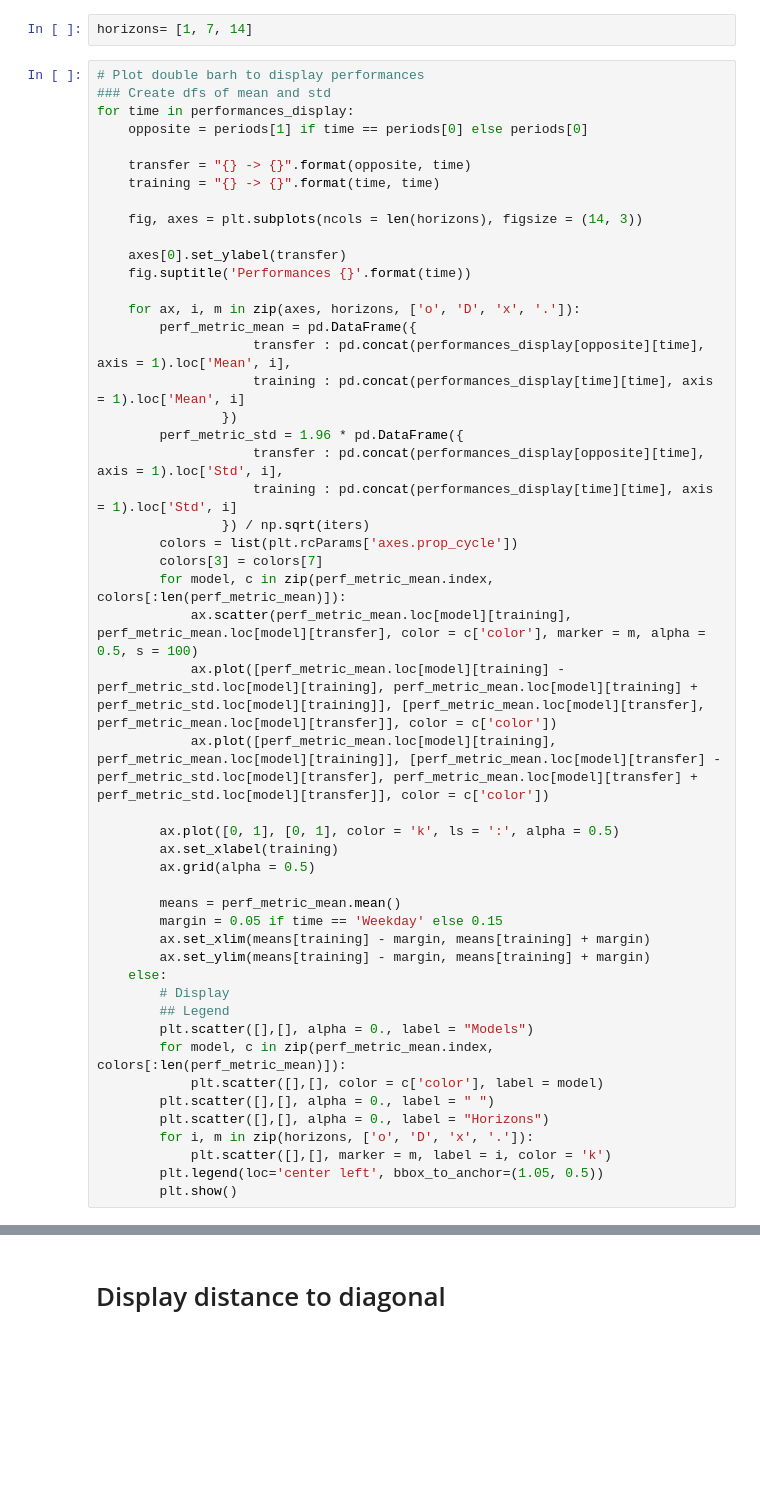
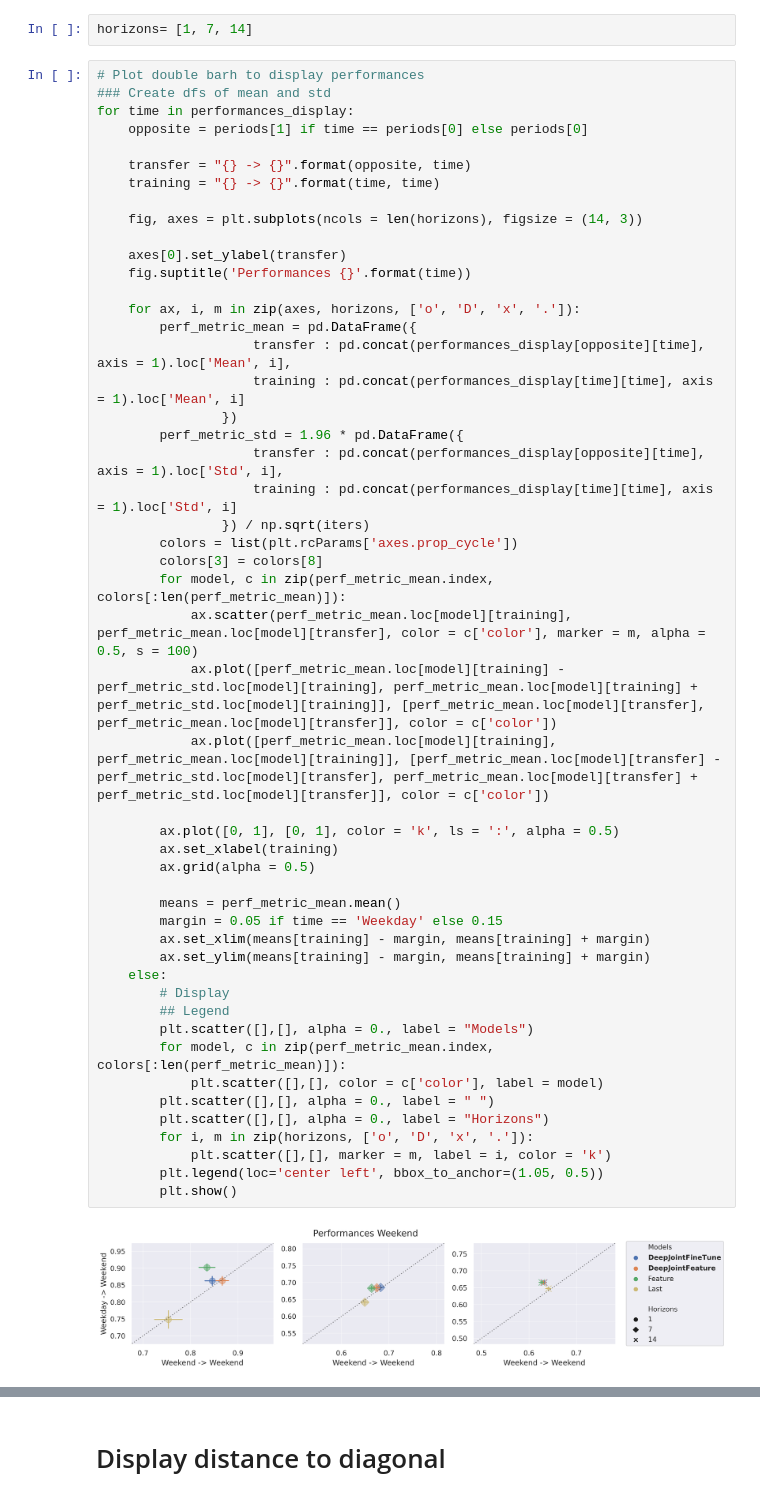
Before and after one commit to Jeanselme/MultitaskTransportability, a Jupyter notebook: 4. Analysis Results.ipynb, the cells around one changed output, grey strips where cells are left out. Drawn from its saved outputs; the diff is of its cells as text; blank space fills up the shorter version.

```diff
--- a/4. Analysis Results.ipynb
+++ b/4. Analysis Results.ipynb
@@ -340,31 +512,33 @@ for time in performances_display:
         perf_metric_std = 1.96 * pd.DataFrame({
                     transfer : pd.concat(performances_display[opposite][time], axis = 1).loc['Std', i],
                     training : pd.concat(performances_display[time][time], axis = 1).loc['Std', i]
                 }) / np.sqrt(iters)
         colors = list(plt.rcParams['axes.prop_cycle'])
-        colors[3] = colors[7]
+        colors[3] = colors[8]
         for model, c in zip(perf_metric_mean.index, colors[:len(perf_metric_mean)]):
             ax.scatter(perf_metric_mean.loc[model][training], perf_metric_mean.loc[model][transfer], color = c['color'], marker = m, alpha = 0.5, s = 100)
             ax.plot([perf_metric_mean.loc[model][training] - perf_metric_std.loc[model][training], perf_metric_mean.loc[model][training] + perf_metric_std.loc[model][training]], [perf_metric_mean.loc[model][transfer], perf_metric_mean.loc[model][transfer]], color = c['color'])
             ax.plot([perf_metric_mean.loc[model][training], perf_metric_mean.loc[model][training]], [perf_metric_mean.loc[model][transfer] - perf_metric_std.loc[model][transfer], perf_metric_mean.loc[model][transfer] + perf_metric_std.loc[model][transfer]], color = c['color'])
 
         ax.plot([0, 1], [0, 1], color = 'k', ls = ':', alpha = 0.5)
         ax.set_xlabel(training)
         ax.grid(alpha = 0.5)
 
         means = perf_metric_mean.mean()
         margin = 0.05 if time == 'Weekday' else 0.15
         ax.set_xlim(means[training] - margin, means[training] + margin)
         ax.set_ylim(means[training] - margin, means[training] + margin)
     else:
         # Display
         ## Legend
         plt.scatter([],[], alpha = 0., label = "Models")
         for model, c in zip(perf_metric_mean.index, colors[:len(perf_metric_mean)]):
             plt.scatter([],[], color = c['color'], label = model)
         plt.scatter([],[], alpha = 0., label = " ")
         plt.scatter([],[], alpha = 0., label = "Horizons")
         for i, m in zip(horizons, ['o', 'D', 'x', '.']):
             plt.scatter([],[], marker = m, label = i, color = 'k')
         plt.legend(loc='center left', bbox_to_anchor=(1.05, 0.5))
         plt.show()
+# %% [output]
+[figure, added]
```
Also changed, not shown: parts of 13 cells of this notebook, 1 other file.
